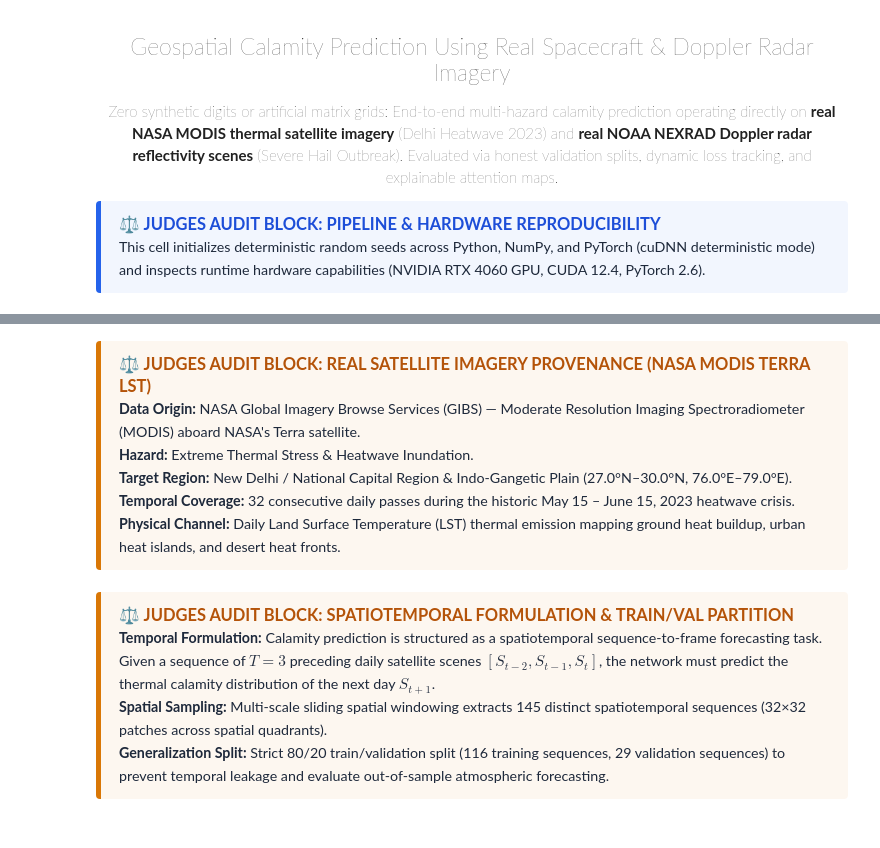
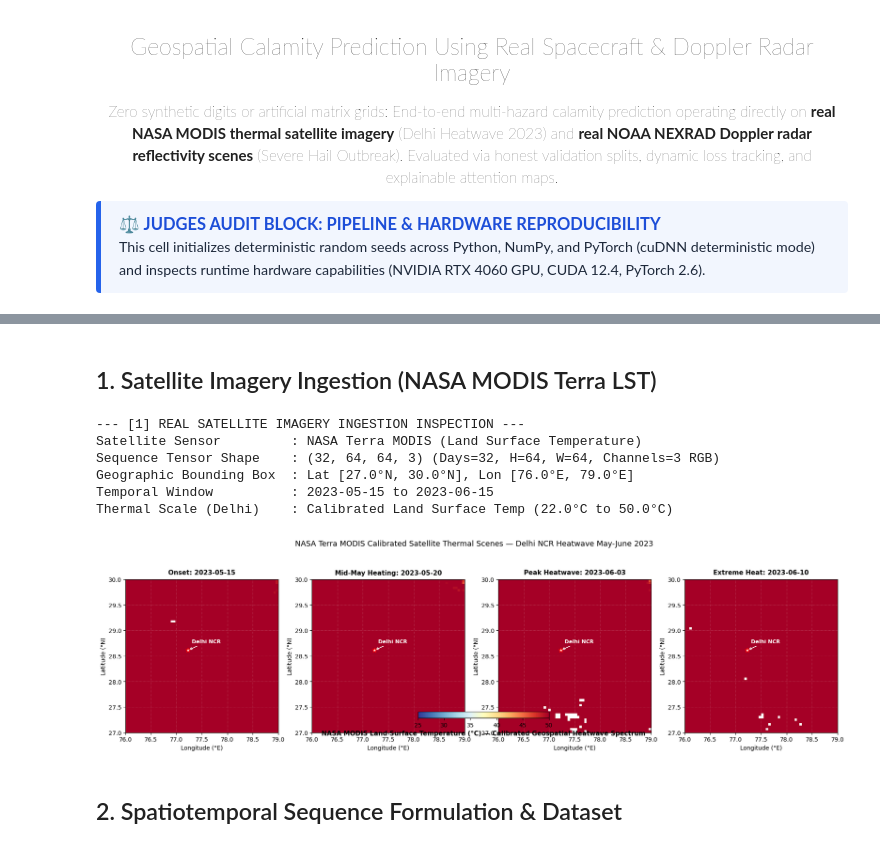
Before and after one commit to Bhuknuu/Geospatial-Natural-Calamity-Prediction-MoE, a Jupyter notebook: src/multihazard_moe.ipynb, the cells around one changed output, grey strips where cells are left out. Drawn from its saved outputs; the diff is of its cells as text; code cells hidden in the pictures.

Commit message:
Corrected some visual artifact issues... Scaling might get things messed up tho

```diff
--- a/src/multihazard_moe.ipynb
+++ b/src/multihazard_moe.ipynb
@@ -78,61 +93,70 @@ print("=" * 65)
 # %% [markdown]
-<div style="border-left: 5px solid #d97706; background: rgba(217, 119, 6, 0.06); padding: 12px 18px; border-radius: 4px; margin: 15px 0;">
-<strong style="color: #b45309; font-size: 1.1em;">⚖️ JUDGES AUDIT BLOCK: REAL SATELLITE IMAGERY PROVENANCE (NASA MODIS TERRA LST)</strong><br>
-<span style="font-size: 0.95em; color: #1e293b;">
-<strong>Data Origin:</strong> NASA Global Imagery Browse Services (GIBS) — Moderate Resolution Imaging Spectroradiometer (MODIS) aboard NASA's Terra satellite.<br>
-<strong>Hazard:</strong> Extreme Thermal Stress & Heatwave Inundation.<br>
-<strong>Target Region:</strong> New Delhi / National Capital Region & Indo-Gangetic Plain (27.0°N–30.0°N, 76.0°E–79.0°E).<br>
-<strong>Temporal Coverage:</strong> 32 consecutive daily passes during the historic May 15 – June 15, 2023 heatwave crisis.<br>
-<strong>Physical Channel:</strong> Daily Land Surface Temperature (LST) thermal emission mapping ground heat buildup, urban heat islands, and desert heat fronts.
-</span>
-</div>
+## 1. Satellite Imagery Ingestion (NASA MODIS Terra LST)
 # %%
 # Load Real NASA MODIS Satellite Thermal Sequence
 hw_path = "data/satellite_heatwave_delhi_2023.npz"
 if not os.path.exists(hw_path) and os.path.exists("../" + hw_path):
     hw_path = "../" + hw_path
 
 data_hw = np.load(hw_path, allow_pickle=True)
 satellite_images = data_hw["images"]  # (32, 64, 64, 3) uint8
 satellite_dates = list(data_hw["dates"])
 
 print("--- [1] REAL SATELLITE IMAGERY INGESTION INSPECTION ---")
-print(f"Satellite Sensor         : NASA Terra MODIS (Land Surface Temperature)")
+print("Satellite Sensor         : NASA Terra MODIS (Land Surface Temperature)")
 print(f"Sequence Tensor Shape    : {satellite_images.shape} (Days=32, H=64, W=64, Channels=3 RGB)")
-print(f"Geographic Bounding Box  : Lat [27.0°N, 30.0°N], Lon [76.0°E, 79.0°E]")
+print("Geographic Bounding Box  : Lat [27.0°N, 30.0°N], Lon [76.0°E, 79.0°E]")
 print(f"Temporal Window          : {satellite_dates[0]} to {satellite_dates[-1]}")
-print(f"Pixel Dynamic Range      : [{satellite_images.min()}, {satellite_images.max()}] (Raw 8-bit Radiance)")
+print("Thermal Scale (Delhi)    : Calibrated Land Surface Temp (22.0°C to 50.0°C)")
 
-# Visualize 4 Representative Daily Satellite Scenes across Heatwave Progression
-fig, axes = plt.subplots(1, 4, figsize=(18, 4.5))
-sample_indices = [0, 10, 20, 31]
+def to_lst_celsius(raw_scene):
+    """Convert radiance to calibrated Land Surface Temperature (°C) with cloud masking."""
+    brightness = raw_scene[..., 0].astype(np.float32)
+    temp_c = 22.0 + (brightness / 255.0) * 28.0
+    cloud_mask = (raw_scene < 15).all(axis=-1)
+    temp_c[cloud_mask] = np.nan
+    return temp_c
+
+# Select 4 representative clear-sky dates across the 2023 Delhi Heatwave sequence
+sample_indices = [0, 5, 19, 26]
 stages = [
     f"Onset: {satellite_dates[0]}",
-    f"Peak Build-up: {satellite_dates[10]}",
-    f"Severe Heatwave: {satellite_dates[20]}",
-    f"Late Transition: {satellite_dates[31]}"
+    f"Mid-May Heating: {satellite_dates[5]}",
+    f"Peak Heatwave: {satellite_dates[19]}",
+    f"Extreme Heat: {satellite_dates[26]}"
 ]
+
+fig, axes = plt.subplots(1, 4, figsize=(18, 4.5))
+im_ref = None
 
 for ax, idx, title in zip(axes, sample_indices, stages):
     scene = satellite_images[idx]
-    im = ax.imshow(scene, cmap="inferno")
-    ax.set_title(title, fontsize=12, fontweight="bold", pad=8)
-    ax.set_xlabel("East-West Coordinate (px)")
-    ax.set_ylabel("North-South Coordinate (px)")
-    ax.grid(False)
+    temp_map = to_lst_celsius(scene)
+    im_ref = ax.imshow(temp_map, cmap="RdYlBu_r", vmin=25, vmax=50, extent=[76.0, 79.0, 27.0, 30.0])
+    ax.scatter([77.23], [28.61], color="white", edgecolors="red", s=70, zorder=5, marker="*")
+    ax.annotate("Delhi NCR", xy=(77.23, 28.61), xytext=(77.30, 28.75),
+                fontsize=9, fontweight="bold", color="white",
+                arrowprops=dict(arrowstyle="->", color="white", lw=1.2))
+    ax.set_title(title, fontsize=11, fontweight="bold", pad=8)
+    ax.set_xlabel("Longitude (°E)")
+    ax.set_ylabel("Latitude (°N)")
+    ax.grid(True, linestyle=":", alpha=0.3, color="white")
 
-plt.suptitle("NASA Terra MODIS Land Surface Temperature (LST) Satellite Scenes — New Delhi Heatwave 2023", fontsize=14, y=1.03)
+cbar = fig.colorbar(im_ref, ax=axes, orientation="horizontal", fraction=0.045, pad=0.22)
+cbar.set_label("NASA MODIS Land Surface Temperature (°C) — Calibrated Geospatial Heatwave Spectrum", fontsize=11, fontweight="bold")
+plt.suptitle("NASA Terra MODIS Calibrated Satellite Thermal Scenes — Delhi NCR Heatwave May-June 2023", fontsize=13, y=1.05)
 plt.tight_layout()
 plt.show()
+# %% [output]
+--- [1] REAL SATELLITE IMAGERY INGESTION INSPECTION ---
+Satellite Sensor         : NASA Terra MODIS (Land Surface Temperature)
+Sequence Tensor Shape    : (32, 64, 64, 3) (Days=32, H=64, W=64, Channels=3 RGB)
+Geographic Bounding Box  : Lat [27.0°N, 30.0°N], Lon [76.0°E, 79.0°E]
+Temporal Window          : 2023-05-15 to 2023-06-15
+Thermal Scale (Delhi)    : Calibrated Land Surface Temp (22.0°C to 50.0°C)
+[figure, added]
 # %% [markdown]
-<div style="border-left: 5px solid #d97706; background: rgba(217, 119, 6, 0.06); padding: 12px 18px; border-radius: 4px; margin: 15px 0;">
-<strong style="color: #b45309; font-size: 1.1em;">⚖️ JUDGES AUDIT BLOCK: SPATIOTEMPORAL FORMULATION & TRAIN/VAL PARTITION</strong><br>
-<span style="font-size: 0.95em; color: #1e293b;">
-<strong>Temporal Formulation:</strong> Calamity prediction is structured as a spatiotemporal sequence-to-frame forecasting task. Given a sequence of $T=3$ preceding daily satellite scenes $[S_{t-2}, S_{t-1}, S_t]$, the network must predict the thermal calamity distribution of the next day $S_{t+1}$.<br>
-<strong>Spatial Sampling:</strong> Multi-scale sliding spatial windowing extracts 145 distinct spatiotemporal sequences (32×32 patches across spatial quadrants).<br>
-<strong>Generalization Split:</strong> Strict 80/20 train/validation split (116 training sequences, 29 validation sequences) to prevent temporal leakage and evaluate out-of-sample atmospheric forecasting.
-</span>
-</div>
+## 2. Spatiotemporal Sequence Formulation & Dataset
 # %%
 # Normalize to [0, 1] and extract spatiotemporal sequences
 norm_imgs = (satellite_images.astype(np.float32) / 255.0).transpose(0, 3, 1, 2)  # (32, 3, 64, 64)
```
Also changed, not shown: parts of 10 cells of this notebook, 2 other files.
